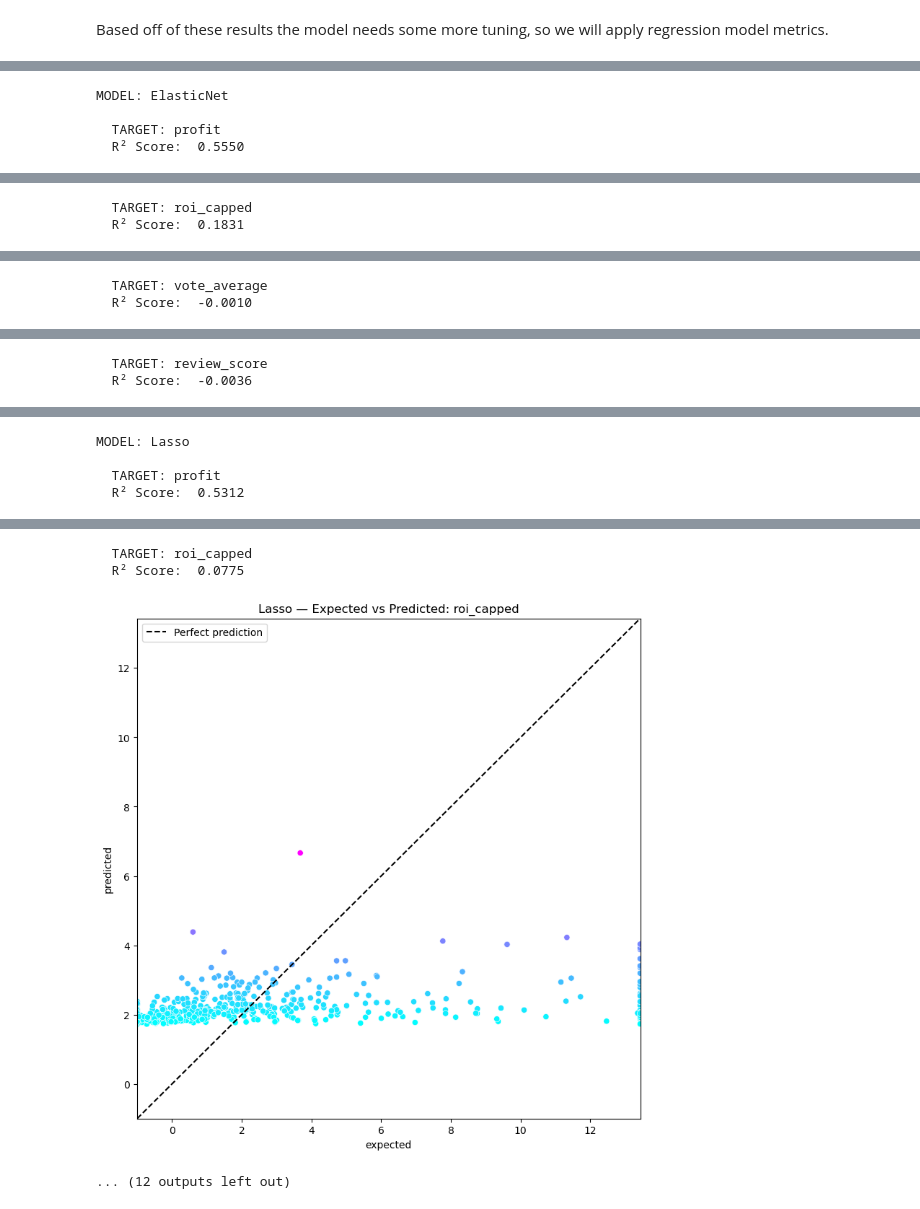
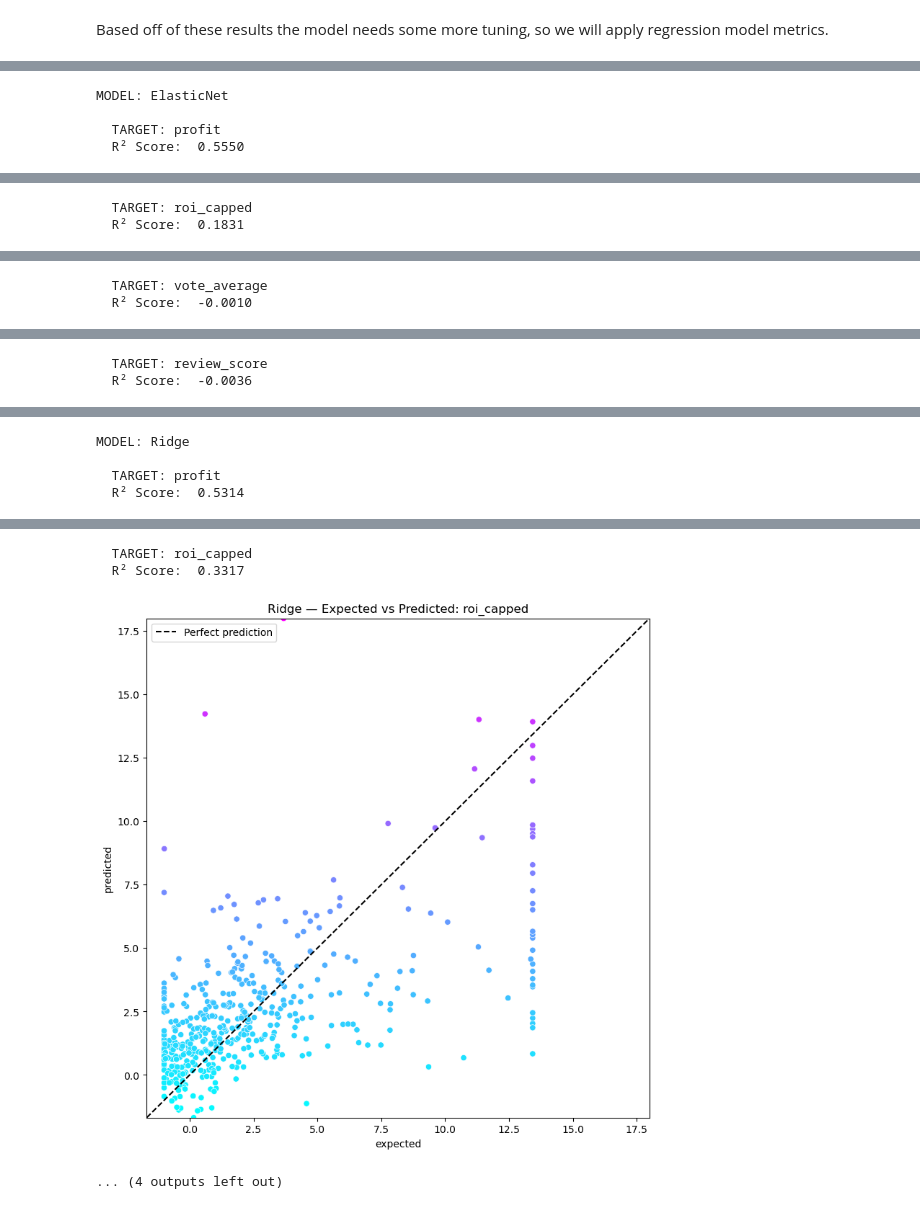
Before and after one commit to SamuelCooper1105/FP532, a Jupyter notebook: FP532.ipynb, the cells around one changed output, grey strips where cells are left out. Cells and saved outputs as stored; diff of their text form; code cells hidden in the pictures.

```diff
--- a/FP532.ipynb
+++ b/FP532.ipynb
@@ -590,7 +570,6 @@ from sklearn import metrics
 from sklearn.linear_model import ElasticNet, Lasso, Ridge
 estimators = {
     'ElasticNet': ElasticNet(max_iter=10000),
-    'Lasso': Lasso(max_iter=10000),
     'Ridge': Ridge()
 }
 
@@ -626,37 +605,37 @@ for estimator_name, estimator_object in estimators.items():
             legend=False
         )
 
         start = min(expected.min(), predicted.min())
         end   = max(expected.max(), predicted.max())
         axes.set_xlim(start, end)
         axes.set_ylim(start, end)
         plt.plot([start, end], [start, end], 'k--', label='Perfect prediction')
         axes.legend()
         plt.title(f"{estimator_name} — Expected vs Predicted: {target_col}")
         plt.show()
 # %% [output]
 MODEL: ElasticNet
 
   TARGET: profit
   R² Score:  0.5550
 [figure]
   TARGET: roi_capped
   R² Score:  0.1831
 [figure]
   TARGET: vote_average
   R² Score:  -0.0010
 [figure]
   TARGET: review_score
   R² Score:  -0.0036
 [figure]
-MODEL: Lasso
+MODEL: Ridge
 
   TARGET: profit
-  R² Score:  0.5312
+  R² Score:  0.5314
 [figure]
   TARGET: roi_capped
-  R² Score:  0.0775
+  R² Score:  0.3317
-[figure, old version]
+[figure, new version]
-... (12 outputs left out)
+... (4 outputs left out)
 # %% [markdown]
 # 1.6 Machine Learning
```
Also changed, not shown: parts of 4 cells of this notebook.
